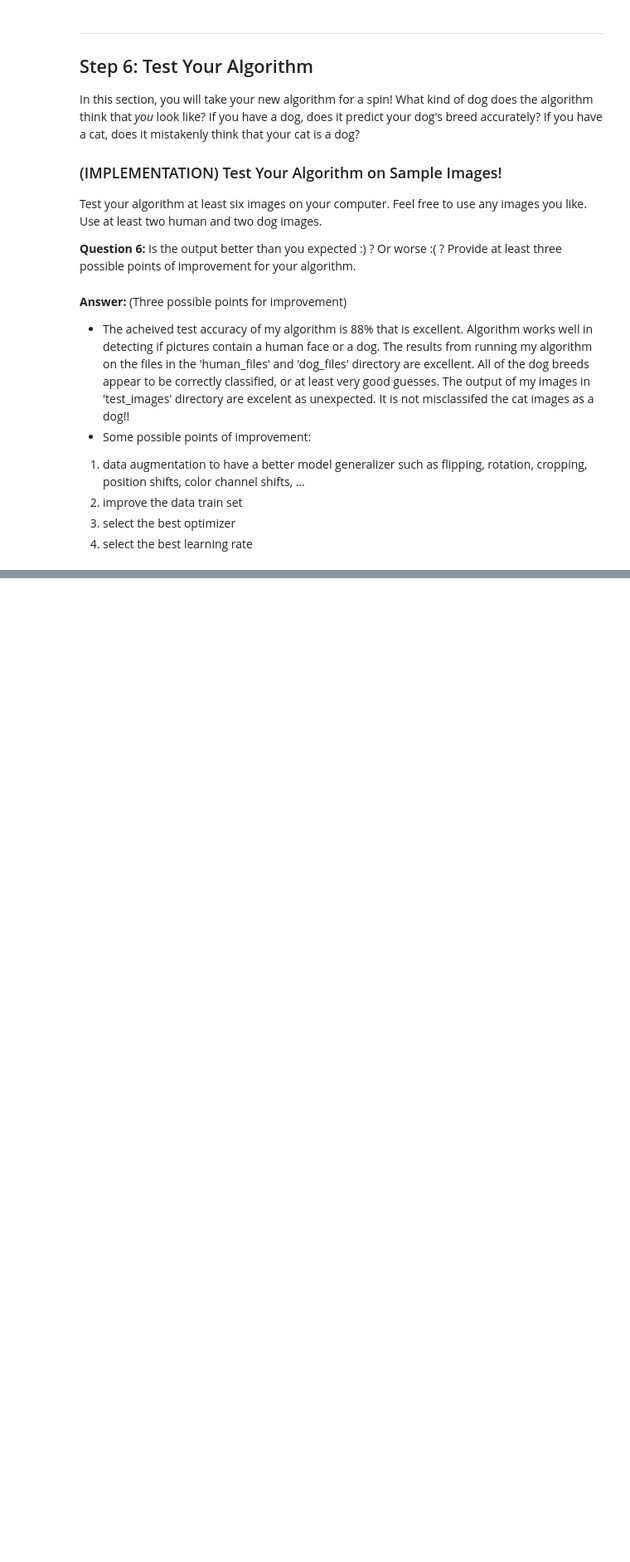
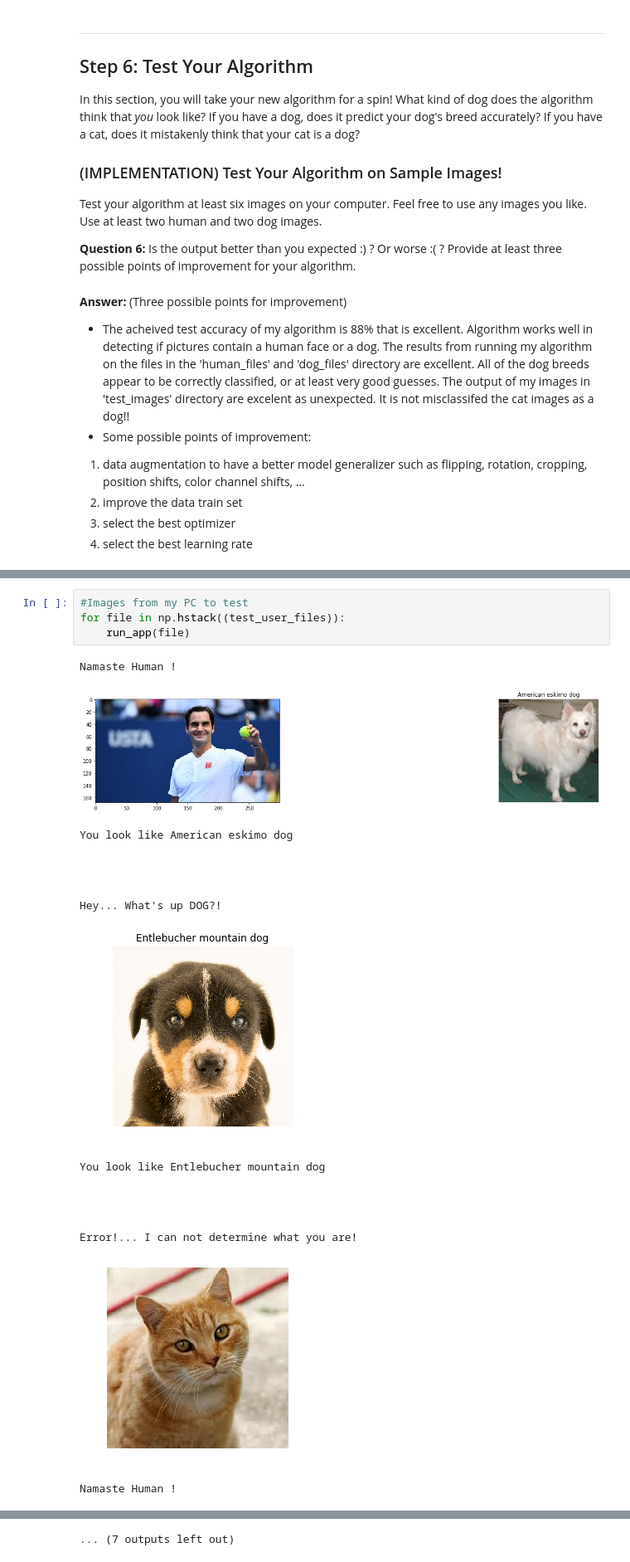
Before and after one commit to triggeron/udacitydeeplearning, a Jupyter notebook: project-dog-classification/dog_app.ipynb, the cells around one changed output, grey strips where cells are left out. Shown at 83% size. Cells and saved outputs as stored; diff of their text form; blank space fills up the shorter version.

```diff
--- a/project-dog-classification/dog_app.ipynb
+++ b/project-dog-classification/dog_app.ipynb
@@ -976,0 +983,22 @@ You look like Bullmastiff
+# %%
+#Images from my PC to test
+for file in np.hstack((test_user_files)):
+    run_app(file)
+# %% [output]
+Namaste Human !
+[figure, added]
+You look like American eskimo dog
+
+
+
+
+Hey... What's up DOG?!
+[figure, added]
+You look like Entlebucher mountain dog
+
+
+
+
+Error!... I can not determine what you are!
+[figure, added]
+Namaste Human !
@@ -976,0 +1020 @@ You look like Bullmastiff
+... (7 outputs left out)
```
Also changed, not shown: parts of 9 cells of this notebook, 1 other file.
